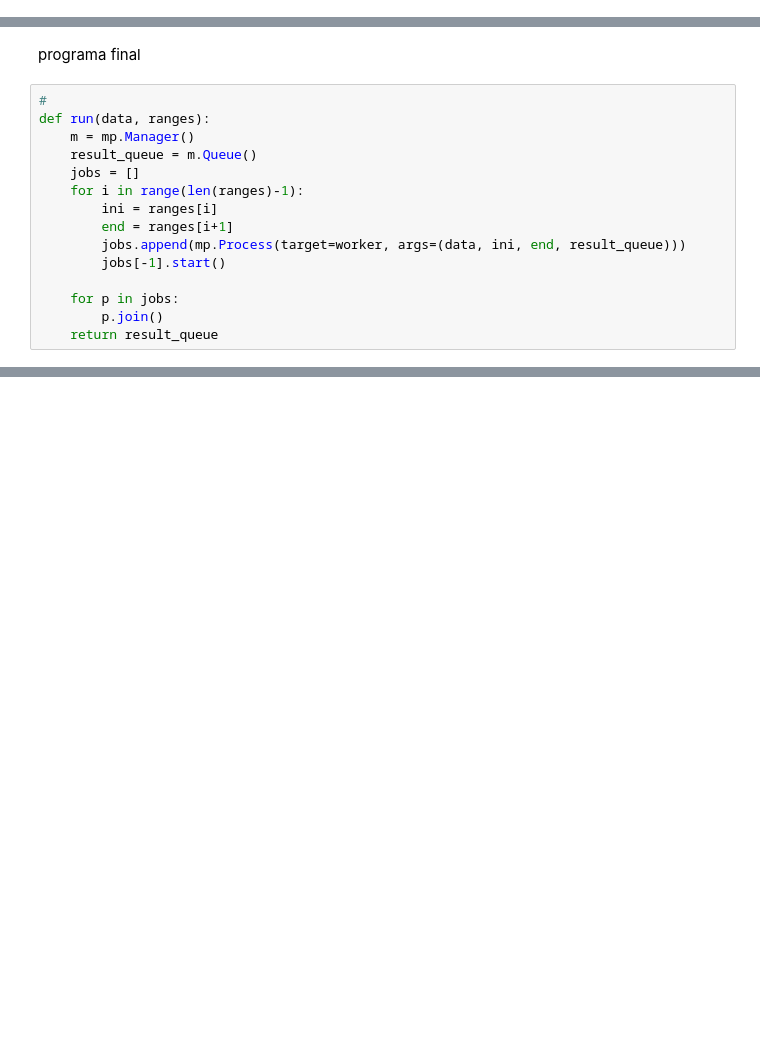
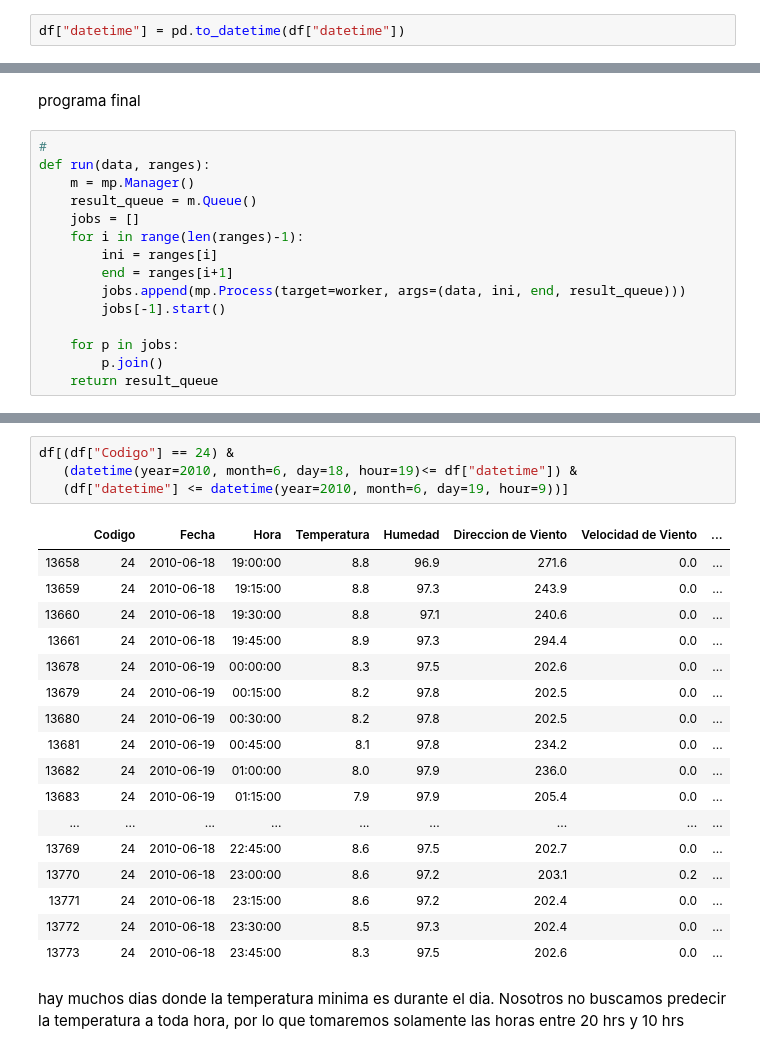
Before and after one commit to frmunozz/AGRIMED, a Jupyter notebook: notebooks/minimumTemperature.ipynb, the cells around one changed output, grey strips where cells are left out. Cells and saved outputs as stored; diff of their text form; blank space fills up the shorter version.

Commit message:
notebooks para encontrar las temperaturas minimas

```diff
--- a/notebooks/minimumTemperature.ipynb
+++ b/notebooks/minimumTemperature.ipynb
@@ -128,6 +123,8 @@ df
 | 5257740 | 450050 | 2010-06-29 | 23:30:00 | 5.0 | 94.5 | 135.0 | 0.9 | ... |
 | 5257741 | 450050 | 2010-06-29 | 23:45:00 | 4.7 | 93.9 | 163.0 | 0.4 | ... |
 5257742 rows × 12 columns
+# %%
+df["datetime"] = pd.to_datetime(df["datetime"])
 # %%
 # trabajaremos con la matrix para calcular las temperaturas minimas, es mas eficiente
 data = df.values
@@ -299,0 +457,24 @@ rqueue = run(data, ranges)
+# %%
+df[(df["Codigo"] == 24) &
+   (datetime(year=2010, month=6, day=18, hour=19)<= df["datetime"]) &
+   (df["datetime"] <= datetime(year=2010, month=6, day=19, hour=9))]
+# %% [output]
+|  | Codigo | Fecha | Hora | Temperatura | Humedad | Direccion de Viento | Velocidad de Viento | ... |
+| 13658 | 24 | 2010-06-18 | 19:00:00 | 8.8 | 96.9 | 271.6 | 0.0 | ... |
+| 13659 | 24 | 2010-06-18 | 19:15:00 | 8.8 | 97.3 | 243.9 | 0.0 | ... |
+| 13660 | 24 | 2010-06-18 | 19:30:00 | 8.8 | 97.1 | 240.6 | 0.0 | ... |
+| 13661 | 24 | 2010-06-18 | 19:45:00 | 8.9 | 97.3 | 294.4 | 0.0 | ... |
+| 13678 | 24 | 2010-06-19 | 00:00:00 | 8.3 | 97.5 | 202.6 | 0.0 | ... |
+| 13679 | 24 | 2010-06-19 | 00:15:00 | 8.2 | 97.8 | 202.5 | 0.0 | ... |
+| 13680 | 24 | 2010-06-19 | 00:30:00 | 8.2 | 97.8 | 202.5 | 0.0 | ... |
+| 13681 | 24 | 2010-06-19 | 00:45:00 | 8.1 | 97.8 | 234.2 | 0.0 | ... |
+| 13682 | 24 | 2010-06-19 | 01:00:00 | 8.0 | 97.9 | 236.0 | 0.0 | ... |
+| 13683 | 24 | 2010-06-19 | 01:15:00 | 7.9 | 97.9 | 205.4 | 0.0 | ... |
+| ... | ... | ... | ... | ... | ... | ... | ... | ... |
+| 13769 | 24 | 2010-06-18 | 22:45:00 | 8.6 | 97.5 | 202.7 | 0.0 | ... |
+| 13770 | 24 | 2010-06-18 | 23:00:00 | 8.6 | 97.2 | 203.1 | 0.2 | ... |
+| 13771 | 24 | 2010-06-18 | 23:15:00 | 8.6 | 97.2 | 202.4 | 0.0 | ... |
+| 13772 | 24 | 2010-06-18 | 23:30:00 | 8.5 | 97.3 | 202.4 | 0.0 | ... |
+| 13773 | 24 | 2010-06-18 | 23:45:00 | 8.3 | 97.5 | 202.6 | 0.0 | ... |
+# %% [markdown]
+hay muchos dias donde la temperatura minima es durante el dia. Nosotros no buscamos predecir la temperatura a toda hora, por lo que tomaremos solamente las horas entre 20 hrs y 10 hrs
```
Also changed, not shown: parts of 14 cells of this notebook, 1 other file.
